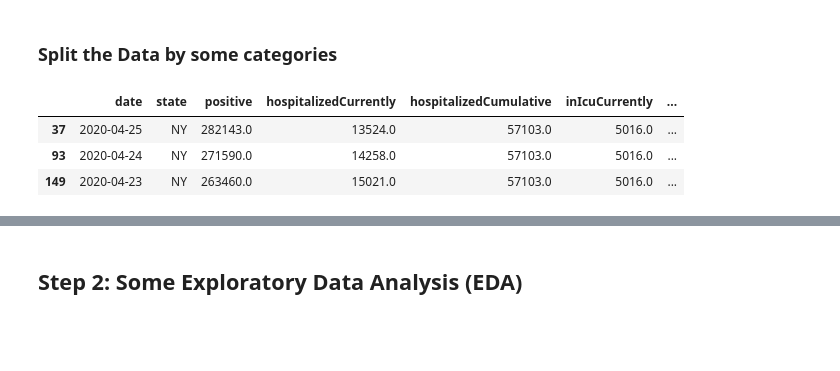
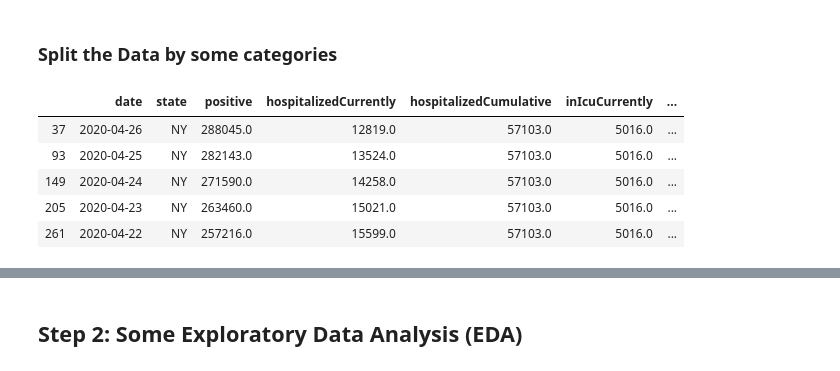
Before and after one commit to neilmizzi/COVID19, a Jupyter notebook: main.ipynb, the cells around one changed output, grey strips where cells are left out. Saved outputs shown, nothing was run; the diff lists cells and outputs as text; code cells hidden in the pictures; blank space fills up the shorter version.

```diff
--- a/main.ipynb
+++ b/main.ipynb
@@ -80,0 +67,27 @@ all_cases
+# %%
+# Load datasets for US population and Hospital beds per 1000
+us_population = pd.read_csv('data/us_population.csv')
+hosp_beds = pd.read_csv('data/hospital_beds.csv')
+state_abbrev = pd.read_csv('data/us_state_names.csv')
+
+# add state abbreviations to us_population and hospital beds dataframe
+for state in state_abbrev['State'].tolist():
+    abbrev = state_abbrev.loc[state_abbrev['State'] == state, 'Abbreviation'].tolist()[0]
+    us_population.loc[us_population['State'] == state, 'Abbreviation'] = abbrev
+    hosp_beds.loc[hosp_beds['Location'] == state, 'Abbreviation'] = abbrev
+
+# change order of columns of us_population
+cols = list(us_population)
+cols.insert(2, cols.pop(cols.index('Abbreviation')))
+us_population = us_population.loc[:, cols]
+
+# drop unnecessary columns of us_population
+us_population = us_population.drop(columns=['rank', 'State', 'Growth', 'Pop2018', 'Pop2010', 'growthSince2010', 'Percent', 'density'])
+
+# drop unnecessary columns of hosp_beds
+hosp_beds = hosp_beds.drop(columns=['Location', 'State/Local Government', 'Non-Profit', 'For-Profit'])
+
+# change order of columns of hosp_beds
+cols = list(hosp_beds)
+cols.insert(0, cols.pop(cols.index('Abbreviation')))
+hosp_beds = hosp_beds.loc[:, cols]
@@ -80,0 +112,3 @@ all_cases
+# %%
+# filter out non-existing states like 'AS'
+all_cases = all_cases[all_cases['state'].isin(state_abbrev['Abbreviation'].tolist())]
@@ -83,13 +151,15 @@ all_cases
 # %%
 # Split dataframes by date
 df_split_by_date = dict(tuple(all_cases.groupby('date')))
 
 # Split dataframes by state
 df_split_by_state = dict(tuple(all_cases.groupby('state')))
 
-df_split_by_state['NY'].head(3)
+df_split_by_state['NY'].head()
 # %% [output]
 |  | date | state | positive | hospitalizedCurrently | hospitalizedCumulative | inIcuCurrently | ... |
-| 37 | 2020-04-25 | NY | 282143.0 | 13524.0 | 57103.0 | 5016.0 | ... |
-| 93 | 2020-04-24 | NY | 271590.0 | 14258.0 | 57103.0 | 5016.0 | ... |
-| 149 | 2020-04-23 | NY | 263460.0 | 15021.0 | 57103.0 | 5016.0 | ... |
+| 37 | 2020-04-26 | NY | 288045.0 | 12819.0 | 57103.0 | 5016.0 | ... |
+| 93 | 2020-04-25 | NY | 282143.0 | 13524.0 | 57103.0 | 5016.0 | ... |
+| 149 | 2020-04-24 | NY | 271590.0 | 14258.0 | 57103.0 | 5016.0 | ... |
+| 205 | 2020-04-23 | NY | 263460.0 | 15021.0 | 57103.0 | 5016.0 | ... |
+| 261 | 2020-04-22 | NY | 257216.0 | 15599.0 | 57103.0 | 5016.0 | ... |
```
Also changed, not shown: parts of 14 cells of this notebook, 5 other files.
